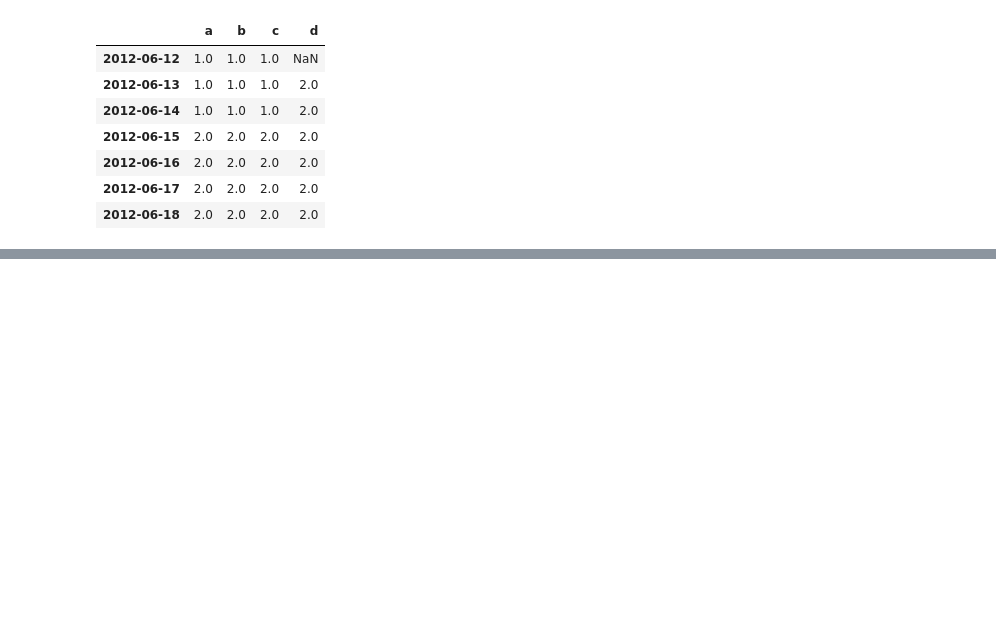
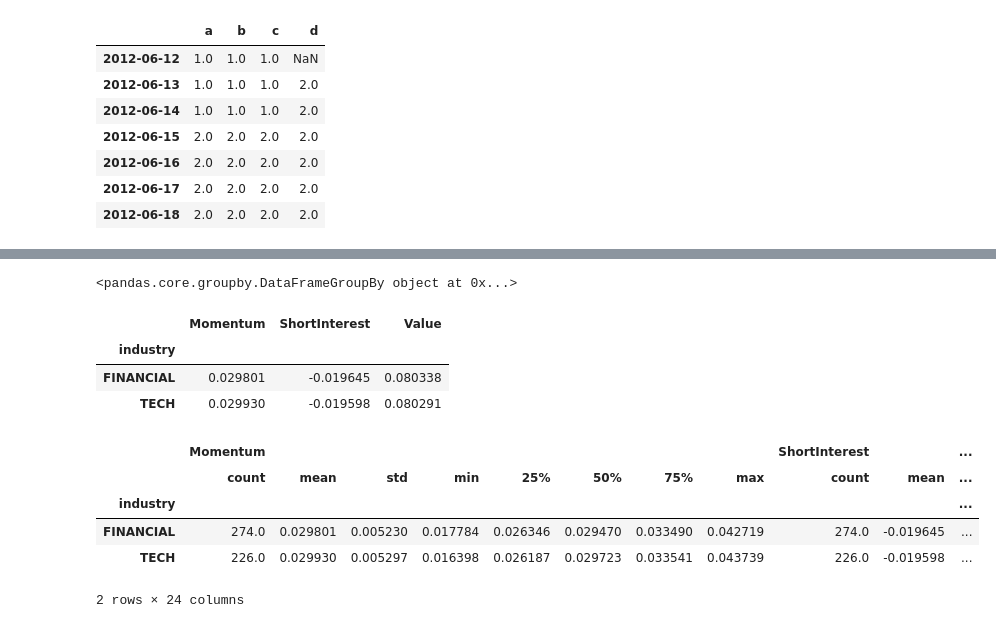
Before and after one commit to socrates77-sh/pydata, a Jupyter notebook: ch11/ch11.ipynb, the cells around one changed output, grey strips where cells are left out. Cells and saved outputs as stored; diff of their text form; code cells hidden in the pictures; blank space fills up the shorter version.

```diff
--- a/ch11/ch11.ipynb
+++ b/ch11/ch11.ipynb
@@ -260,0 +862,3 @@ spliced
+# %%
+sampler = np.random.randint(0, len(ind_names), N)
+sampler
@@ -260,0 +883,4 @@ spliced
+# %%
+industries = Series(ind_names[sampler], index=tickers,
+                    name='industry')
+industries
@@ -260,0 +905,21 @@ spliced
+# %%
+by_industry = df.groupby(industries)
+by_industry
+# %% [output]
+<pandas.core.groupby.DataFrameGroupBy object at 0x...>
+# %%
+by_industry.mean()
+# %% [output]
+|  | Momentum | ShortInterest | Value |
+| industry |  |  |  |
+| FINANCIAL | 0.029801 | -0.019645 | 0.080338 |
+| TECH | 0.029930 | -0.019598 | 0.080291 |
+# %%
+by_industry.describe()
+# %% [output]
+|  | Momentum |  |  |  |  |  |  |  | ShortInterest |  | ... |
+|  | count | mean | std | min | 25% | 50% | 75% | max | count | mean | ... |
+| industry |  |  |  |  |  |  |  |  |  |  | ... |
+| FINANCIAL | 274.0 | 0.029801 | 0.005230 | 0.017784 | 0.026346 | 0.029470 | 0.033490 | 0.042719 | 274.0 | -0.019645 | ... |
+| TECH | 226.0 | 0.029930 | 0.005297 | 0.016398 | 0.026187 | 0.029723 | 0.033541 | 0.043739 | 226.0 | -0.019598 | ... |
+2 rows × 24 columns
```
Also changed, not shown: parts of 53 cells of this notebook, 1 other file.
